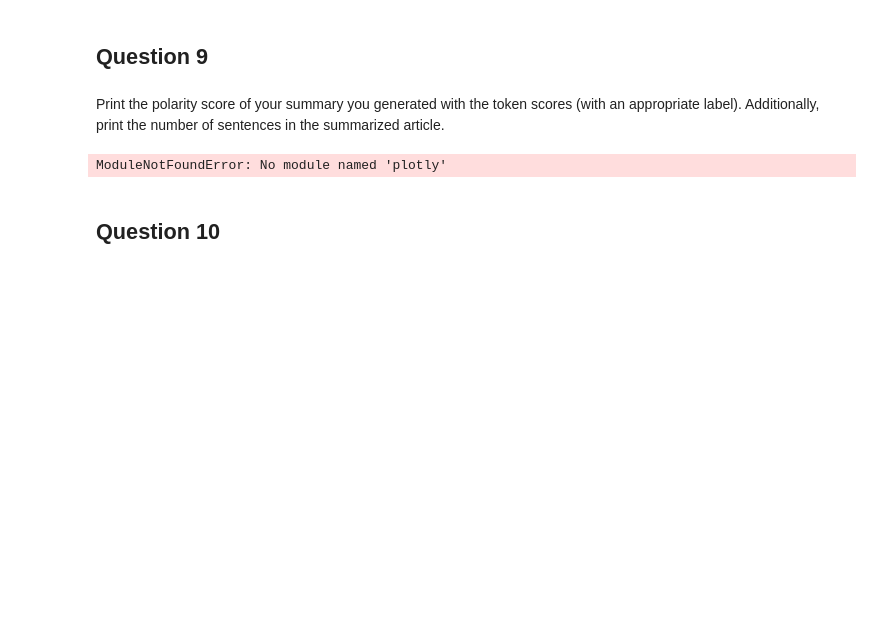
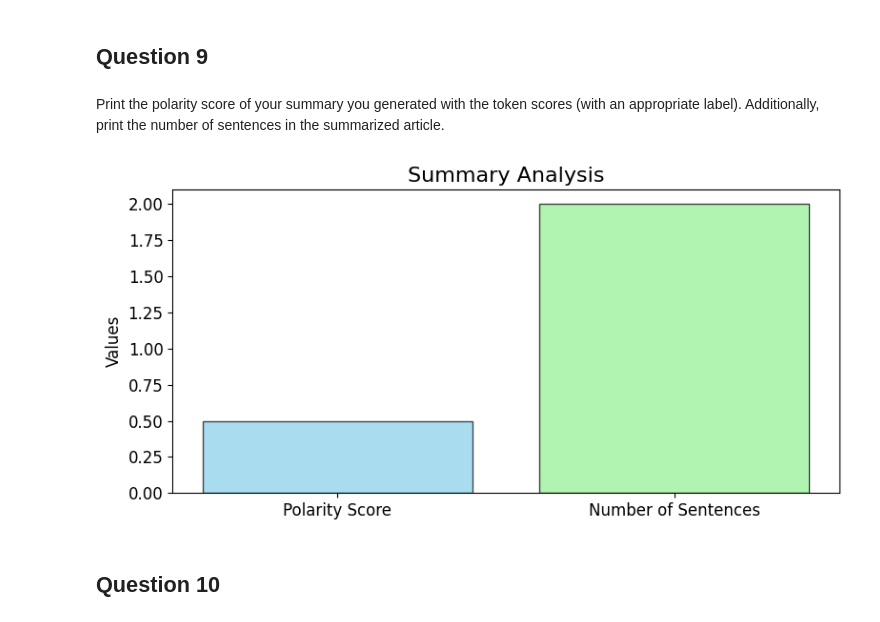
Before and after one commit to 14dstcyr/Applying-Course-Skills, a Jupyter notebook: article-summarizer.ipynb, the cells around one changed output. Saved outputs shown, nothing was run; the diff lists cells and outputs as text; code cells hidden in the pictures; blank space fills up the shorter version.

Commit message:
Charts for question 9

```diff
--- a/article-summarizer.ipynb
+++ b/article-summarizer.ipynb
@@ -501,8 +501,3 @@ Note: you may need to restart the kernel to use updated packages.
 ## Question 9
 # %% [markdown]
 Print the polarity score of your summary you generated with the token scores (with an appropriate label). Additionally, print the number of sentences in the summarized article.
-# %%
-import plotly
-print(plotly.__version__)  # Should print the version number
-# %% [output]
-ModuleNotFoundError: No module named 'plotly'
@@ -509,3 +538,33 @@ ModuleNotFoundError: No module named 'plotly'
+# %%
+import matplotlib.pyplot as plt
+
+# Example definition for `summary_tokens`
+num_summary_sentences = ["This is a sample sentence.", "Another example sentence."]
+summary_tokens = ' '.join(num_summary_sentences)
+
+# Assuming `summary_polarity` is defined
+summary_polarity = 0.5  # Example polarity score
+
+if summary_tokens:
+    # Data for visualization
+    labels = ['Polarity Score', 'Number of Sentences']
+    values = [summary_polarity, len(num_summary_sentences)]
+
+    # Create a bar chart
+    plt.figure(figsize=(8, 4))
+    plt.bar(labels, values, color=['skyblue', 'lightgreen'], alpha=0.7, edgecolor='black')
+    plt.title('Summary Analysis', fontsize=16)
+    plt.ylabel('Values', fontsize=12)
+    plt.xticks(fontsize=12)
+    plt.yticks(fontsize=12)
+
+    # Show the plot
+    plt.tight_layout()
+    plt.show()
+else:
+    print("The summary is empty. Visualization not available.")
+# %% [output]
+[figure, added]
 # %% [markdown]
 ## Question 10
 # %% [markdown]
```
Also changed, not shown: parts of 1 cell of this notebook.
